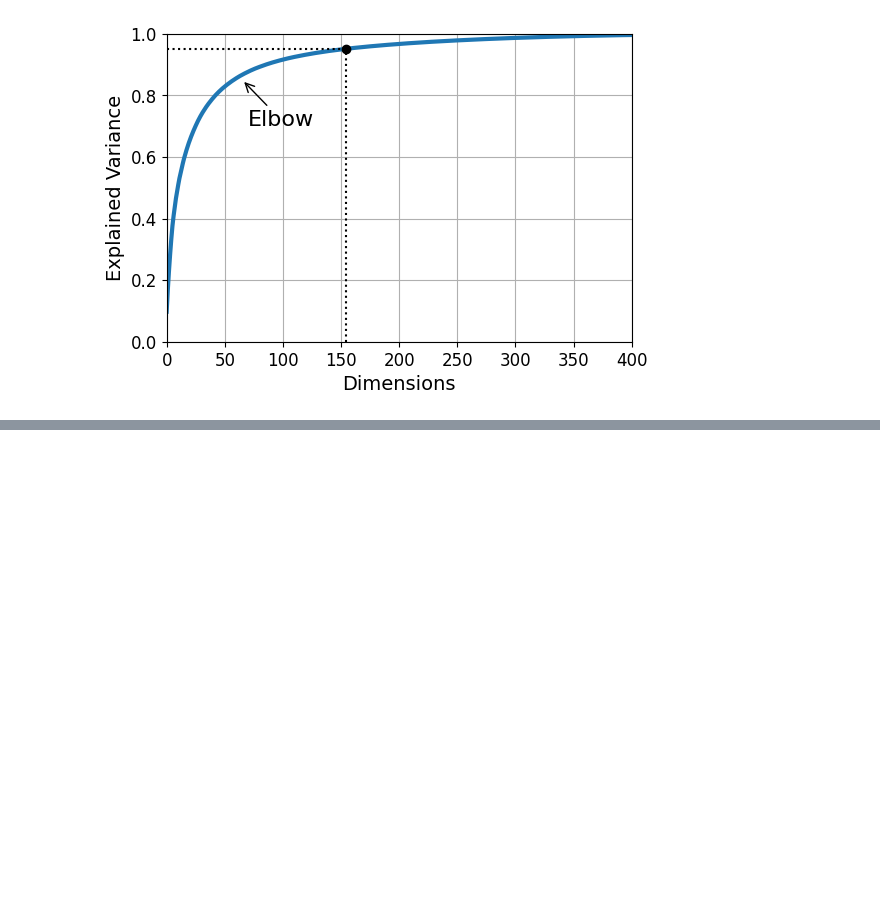
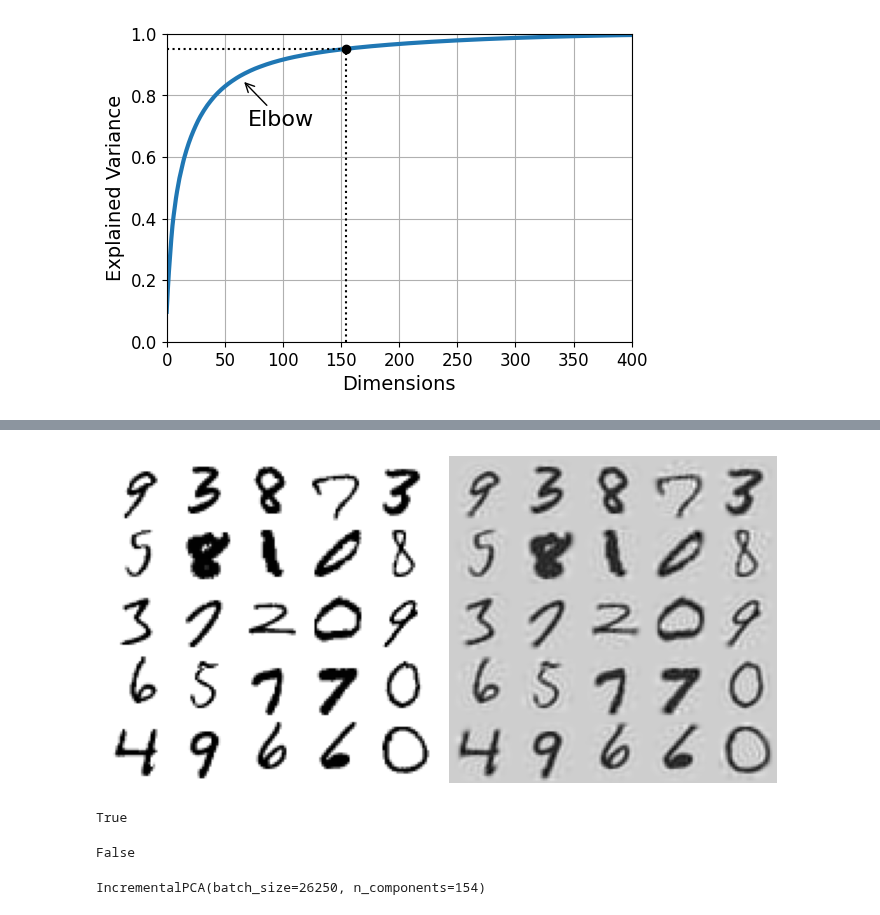
Before and after one commit to jonskerlj/ml_review, a Jupyter notebook: 08_dimensionality_reduction.ipynb, the cells around one changed output, grey strips where cells are left out. Drawn from its saved outputs; the diff is of its cells as text; code cells hidden in the pictures; blank space fills up the shorter version.

Commit message:
Added randomized and incremental PCA

```diff
--- a/08_dimensionality_reduction.ipynb
+++ b/08_dimensionality_reduction.ipynb
@@ -337,0 +355,22 @@ Saving figure mnist_compression_plot
+# %%
+# Example: split MNIST dataset into 100 minibatches and feed it to SL's IcrementalPCA class to reduce the dimensionality
+# - you must call partial_fit() method with each mini-batch rather than fit() methodv
+from sklearn.decomposition import IncrementalPCA
+
+n_batches = 2
+inc_pca = IncrementalPCA(n_components=154)
+for X_batch in np.array_split(X_train, n_batches):
+    inc_pca.partial_fit(X_batch)
+X_reduced = inc_pca.transform(X_train)
+# %%
+X_recovered_inc_pca = inc_pca.inverse_transform(X_reduced)
+# %%
+# Let's see if the compression still works okay:
+plt.figure(figsize=(7, 4))
+plt.subplot(121)
+plot_digits(X_train[::2100])
+plt.subplot(122)
+plot_digits(X_recovered_inc_pca[::2100])
+plt.tight_layout()
+# %% [output]
+[figure, added]
@@ -337,0 +379,11 @@ Saving figure mnist_compression_plot
+# %%
+# ALso comparing the results
+# means are equal:
+np.allclose(pca.mean_, inc_pca.mean_)
+# %% [output]
+True
+# %%
+# But the results are not exacly identical - Incremental PCA - good approximate solution but not perfect
+np.allclose(X_reduced_pca, X_reduced_inc_pca)
+# %% [output]
+False
@@ -337,0 +406,9 @@ Saving figure mnist_compression_plot
+# %%
+# Anothre program could load the data and use it for training:
+X_mm = np.memmap(filename, dtype="float32", mode="readonly", shape=(m, n))
+
+batch_size = m // n_batches
+inc_pca = IncrementalPCA(n_components=154, batch_size=batch_size)
+inc_pca.fit(X_mm)
+# %% [output]
+IncrementalPCA(batch_size=26250, n_components=154)
```
Also changed, not shown: parts of 11 cells of this notebook, 1 other file.
